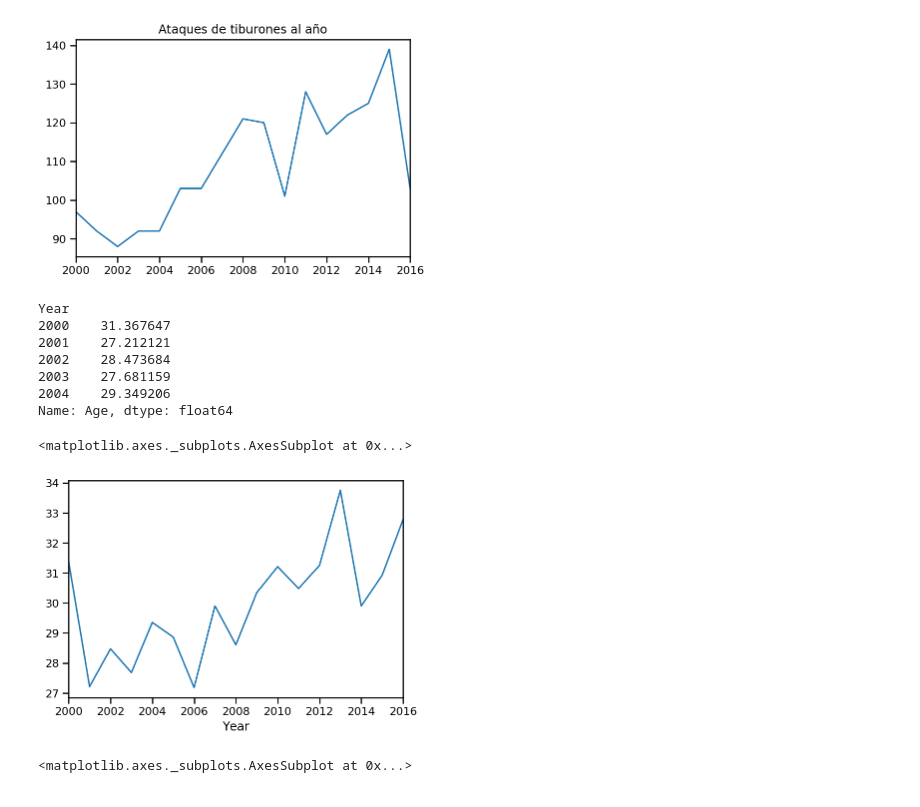
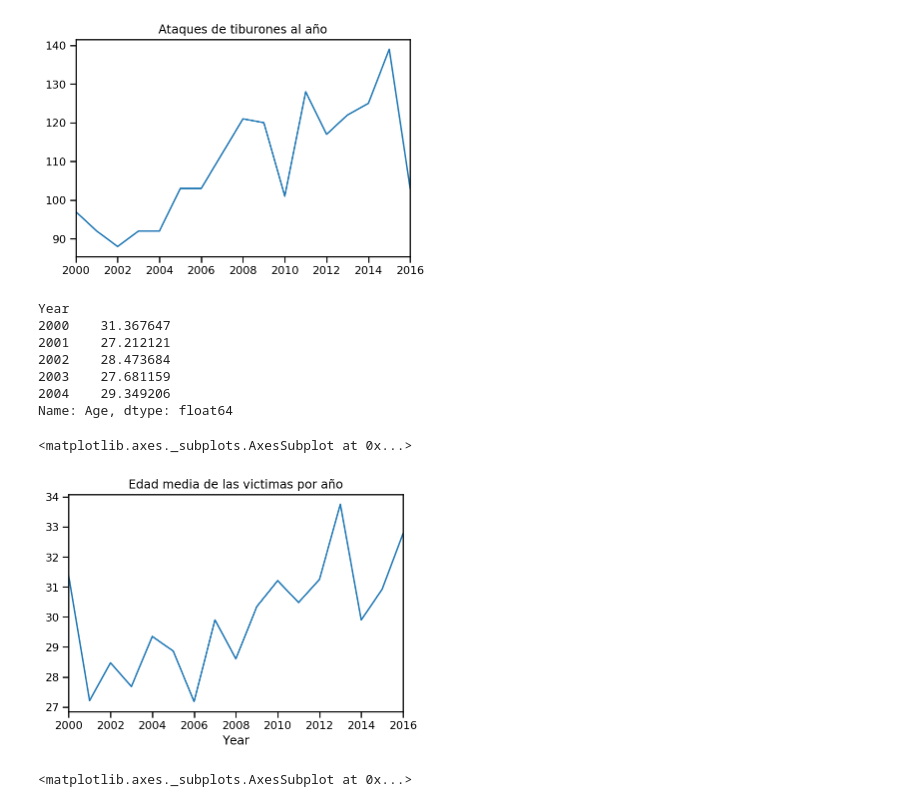
Before and after one commit to ironhack-datalabs/datamad0619, a Jupyter notebook: module-1/pandas-project/your-code/Untitled.ipynb, the cells around one changed output. Cells and saved outputs as stored; diff of their text form; code cells hidden in the pictures.

```diff
--- a/module-1/pandas-project/your-code/Untitled.ipynb
+++ b/module-1/pandas-project/your-code/Untitled.ipynb
@@ -723,22 +730,24 @@ yearv.plot(title="Ataques de tiburones al año")
 <matplotlib.axes._subplots.AxesSubplot at 0x...>
 [figure]
 # %%
-
-prueba3=df[["Age","Year",]]
+#Ahora analizaremos la edad media de las victimas desde el año 2000
+prueba3=df[["Age","Year"]]
+#Nos quitamos los valores nulos
 prueba3=prueba3[(prueba3["Age"]!="NULO") & (prueba3["Year"]>=2000)]
 prueba3["Age"]= prueba3["Age"].astype(str).astype(float)
+#Agrupamos por año y obtenemos la media de la edad en cada año
 m2=prueba3.groupby(["Year"]).mean()["Age"]
 display(m2.head())
 %matplotlib inline
-m2.plot()
+m2.plot(title="Edad media de las victimas por año")
 # %% [output]
 Year
 2000    31.367647
 2001    27.212121
 2002    28.473684
 2003    27.681159
 2004    29.349206
 Name: Age, dtype: float64
 <matplotlib.axes._subplots.AxesSubplot at 0x...>
-[figure, old version]
+[figure, new version]
 # %%
```
Also changed, not shown: parts of 8 cells of this notebook.
